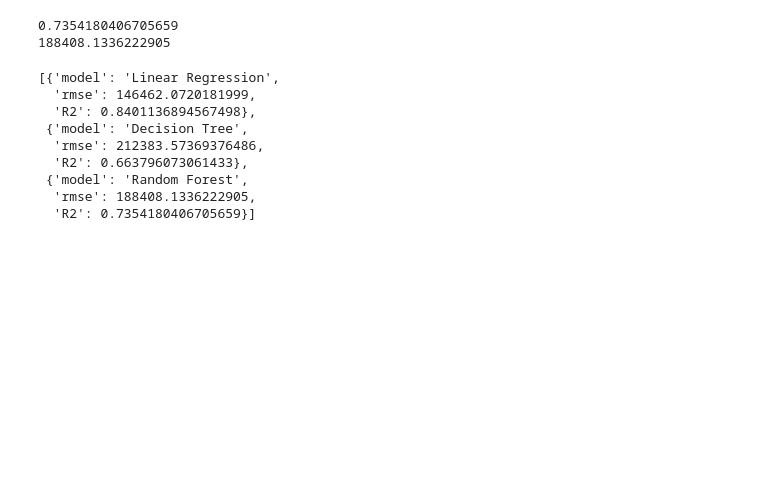
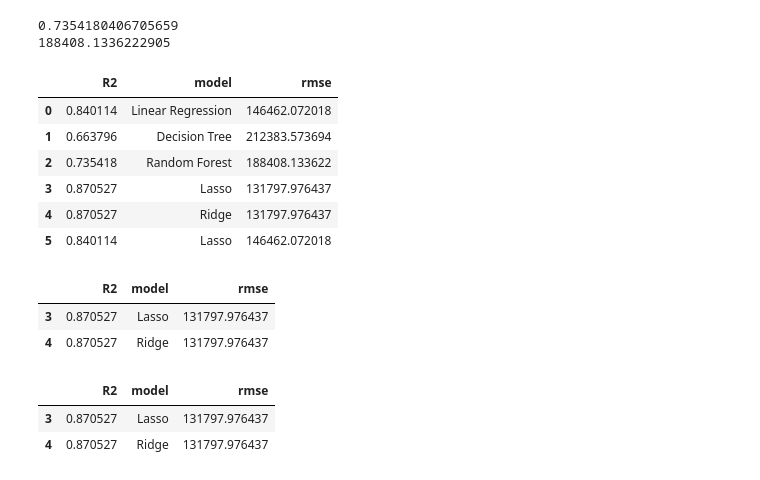
Before and after one commit to vivekkumar2696/house-price-prediction-pyspark, a Jupyter notebook: Explore.ipynb, the cells around one changed output. Drawn from its saved outputs; the diff is of its cells as text; code cells hidden in the pictures; blank space fills up the shorter version.

Commit message:
mysql integration, all models and scores

```diff
--- a/Explore.ipynb
+++ b/Explore.ipynb
@@ -557,0 +369,3 @@ get_r2(cvModel.bestModel, test_df )
+# %%
+get_r2(cvModel.bestModel, test_df )
+all_models.append({'model':"Ridge", "rmse": get_rmse(cvModel.bestModel, test_df), "R2":get_r2(cvModel.bestModel, test_df)})
@@ -558,3 +374,18 @@ get_r2(cvModel.bestModel, test_df )
+# %%
+lrm = LinearRegression(maxIter=50)
+paramGrid = ParamGridBuilder().addGrid(lrm.regParam, np.logspace(-1,-3, 3)).addGrid(lrm.elasticNetParam, [1.0]).build()
+evaluator = RegressionEvaluator(
+  metricName="r2",
+  labelCol="label",
+)
+
+crossval = CrossValidator(estimator=lrModel,
+                        estimatorParamMaps=paramGrid,
+                        evaluator=evaluator,
+                        numFolds=2)
+cvModel = crossval.fit(train_df)
+get_r2(cvModel.bestModel, test_df )
+all_models.append({'model':"Lasso", "rmse": get_rmse(cvModel.bestModel, test_df), "R2":get_r2(cvModel.bestModel, test_df)})
 # %% [markdown]
 ## Decision Tree
 # %%
@@ -583,15 +414,27 @@ all_models.append({'model':"Random Forest", "rmse": get_rmse(rflm, test_df), "R2
 # %% [output]
 0.7354180406705659
 188408.1336222905
-# %%
-all_models
-# %% [output]
-[{'model': 'Linear Regression',
-  'rmse': 146462.0720181999,
-  'R2': 0.8401136894567498},
- {'model': 'Decision Tree',
-  'rmse': 212383.57369376486,
-  'R2': 0.663796073061433},
- {'model': 'Random Forest',
-  'rmse': 188408.1336222905,
-  'R2': 0.7354180406705659}]
+# %%
+comp_models = pd.DataFrame(all_models)
+# %%
+comp_models
+# %% [output]
+|  | R2 | model | rmse |
+| 0 | 0.840114 | Linear Regression | 146462.072018 |
+| 1 | 0.663796 | Decision Tree | 212383.573694 |
+| 2 | 0.735418 | Random Forest | 188408.133622 |
+| 3 | 0.870527 | Lasso | 131797.976437 |
+| 4 | 0.870527 | Ridge | 131797.976437 |
+| 5 | 0.840114 | Lasso | 146462.072018 |
+# %%
+comp_models[comp_models.rmse == comp_models.rmse.min()]
+# %% [output]
+|  | R2 | model | rmse |
+| 3 | 0.870527 | Lasso | 131797.976437 |
+| 4 | 0.870527 | Ridge | 131797.976437 |
+# %%
+comp_models[comp_models.R2 == comp_models.R2.max()]
+# %% [output]
+|  | R2 | model | rmse |
+| 3 | 0.870527 | Lasso | 131797.976437 |
+| 4 | 0.870527 | Ridge | 131797.976437 |
```
Also changed, not shown: parts of 21 cells of this notebook.
